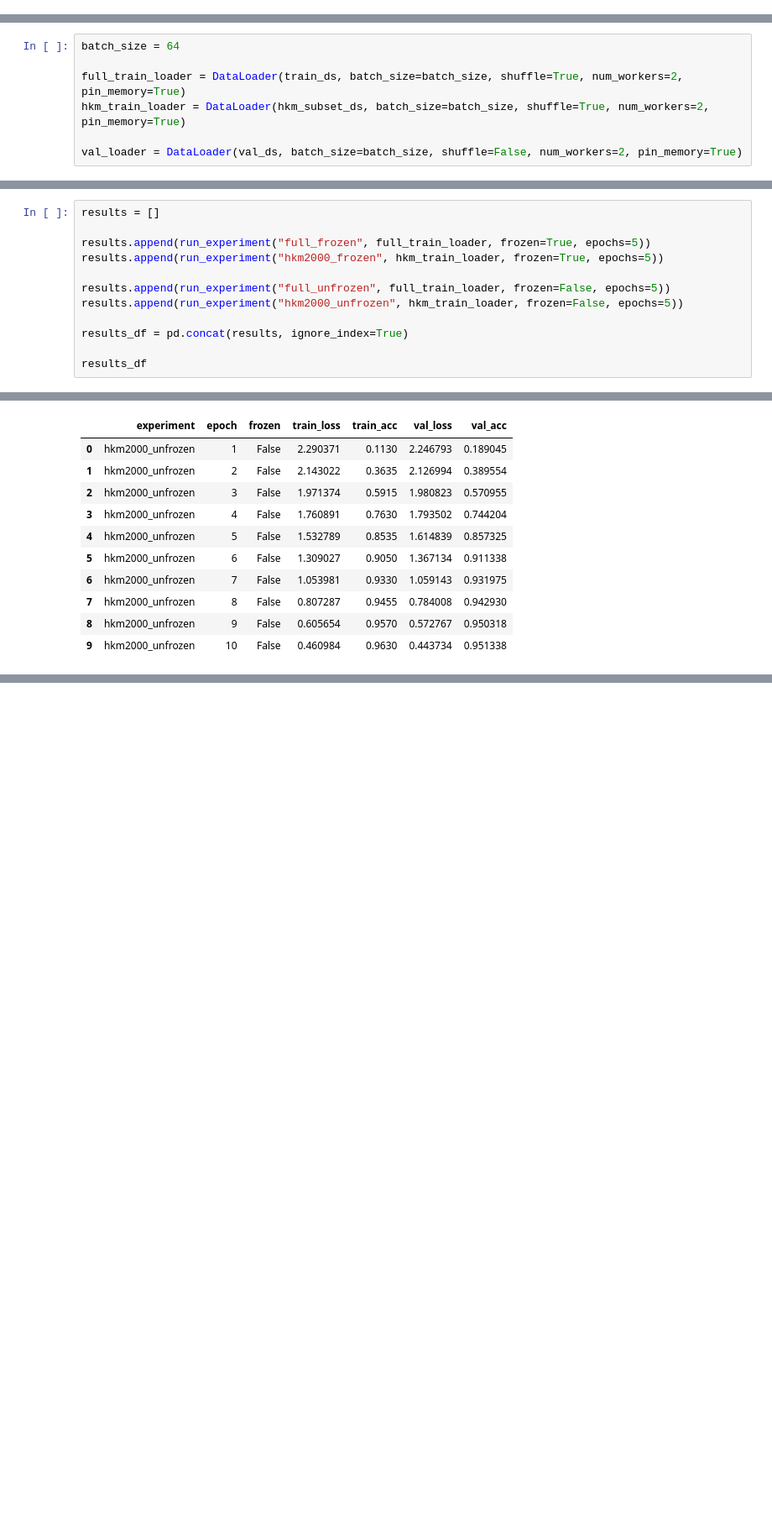
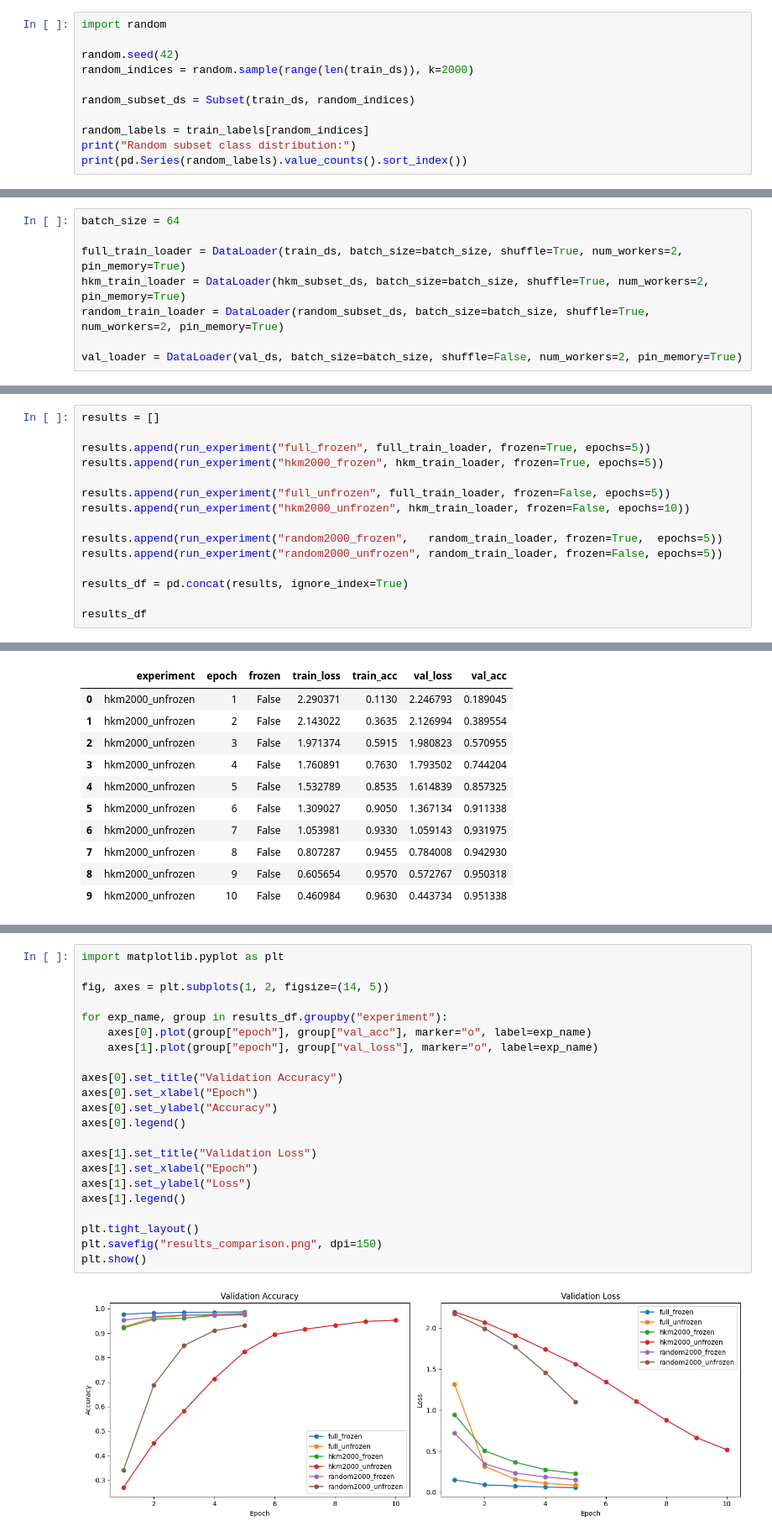
Before and after one commit to DaminikaDz/Data_Ranking_Training_Dynamics, a Jupyter notebook: src/colab.ipynb, the cells around one changed output, grey strips where cells are left out. Shown at 84% size. Saved outputs shown, nothing was run; the diff lists cells and outputs as text; blank space fills up the shorter version.

```diff
--- a/src/colab.ipynb
+++ b/src/colab.ipynb
@@ -191,3 +191,14 @@ import torch.nn as nn
 from torchvision.models import resnet50, ResNet50_Weights
 # %%
 hkm_subset_ds = Subset(train_ds, sampled_indices)
+# %%
+import random
+
+random.seed(42)
+random_indices = random.sample(range(len(train_ds)), k=2000)
+
+random_subset_ds = Subset(train_ds, random_indices)
+
+random_labels = train_labels[random_indices]
+print("Random subset class distribution:")
+print(pd.Series(random_labels).value_counts().sort_index())
@@ -196,6 +220,7 @@ batch_size = 64
 
 full_train_loader = DataLoader(train_ds, batch_size=batch_size, shuffle=True, num_workers=2, pin_memory=True)
 hkm_train_loader = DataLoader(hkm_subset_ds, batch_size=batch_size, shuffle=True, num_workers=2, pin_memory=True)
+random_train_loader = DataLoader(random_subset_ds, batch_size=batch_size, shuffle=True, num_workers=2, pin_memory=True)
 
 val_loader = DataLoader(val_ds, batch_size=batch_size, shuffle=False, num_workers=2, pin_memory=True)
 # %%
@@ -292,7 +317,10 @@ results.append(run_experiment("full_frozen", full_train_loader, frozen=True, epo
 results.append(run_experiment("hkm2000_frozen", hkm_train_loader, frozen=True, epochs=5))
 
 results.append(run_experiment("full_unfrozen", full_train_loader, frozen=False, epochs=5))
-results.append(run_experiment("hkm2000_unfrozen", hkm_train_loader, frozen=False, epochs=5))
+results.append(run_experiment("hkm2000_unfrozen", hkm_train_loader, frozen=False, epochs=10))
+
+results.append(run_experiment("random2000_frozen",   random_train_loader, frozen=True,  epochs=5))
+results.append(run_experiment("random2000_unfrozen", random_train_loader, frozen=False, epochs=5))
 
 results_df = pd.concat(results, ignore_index=True)
 
@@ -340,0 +371,24 @@ new_result
+# %%
+import matplotlib.pyplot as plt
+
+fig, axes = plt.subplots(1, 2, figsize=(14, 5))
+
+for exp_name, group in results_df.groupby("experiment"):
+    axes[0].plot(group["epoch"], group["val_acc"], marker="o", label=exp_name)
+    axes[1].plot(group["epoch"], group["val_loss"], marker="o", label=exp_name)
+
+axes[0].set_title("Validation Accuracy")
+axes[0].set_xlabel("Epoch")
+axes[0].set_ylabel("Accuracy")
+axes[0].legend()
+
+axes[1].set_title("Validation Loss")
+axes[1].set_xlabel("Epoch")
+axes[1].set_ylabel("Loss")
+axes[1].legend()
+
+plt.tight_layout()
+plt.savefig("results_comparison.png", dpi=150)
+plt.show()
+# %% [output]
+[figure, added]
```
Also changed, not shown: parts of 19 cells of this notebook.
